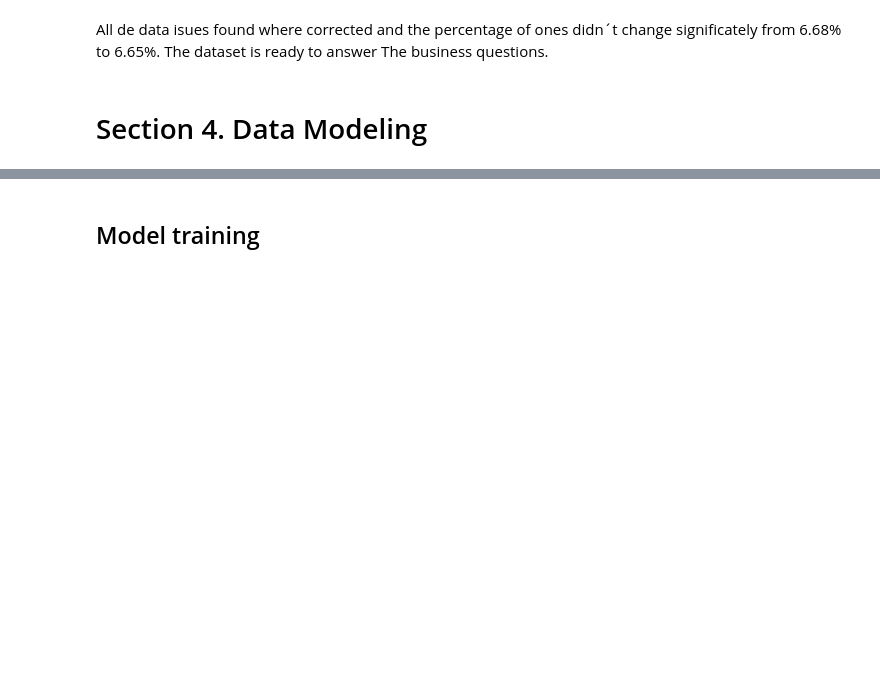
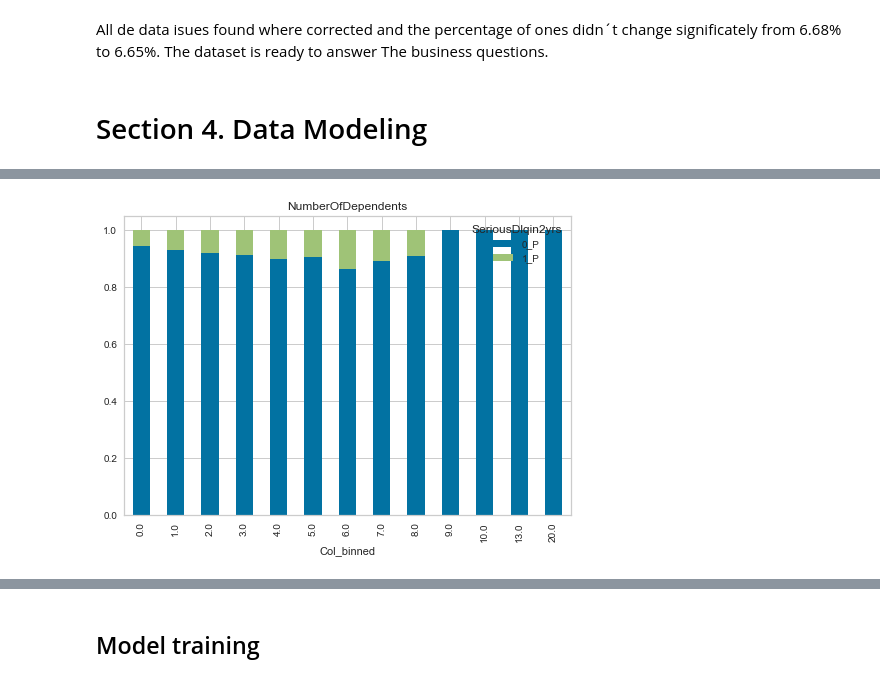
Before and after one commit to ahoyosma/Project4_Capstone_Udacity, a Jupyter notebook: Project 4 - Credit risk..ipynb, the cells around one changed output, grey strips where cells are left out. Saved outputs shown, nothing was run; the diff lists cells and outputs as text; code cells hidden in the pictures; blank space fills up the shorter version.

```diff
--- a/Project 4 - Credit risk..ipynb
+++ b/Project 4 - Credit risk..ipynb
@@ -330,0 +362,21 @@ Since This is a clasification model we are going to use a random forest as a mod
+# %%
+def CategoryBadPct(col,data):
+
+    '''
+    Function that returns good and bad percentage by category.
+
+    Input
+       col  = str with the column name
+       data = dataframe with the information
+    output
+       df2   = dataframe with the bins and the counts
+
+    '''
+    data['Col_binned']=data[col].astype('object')
+    df = data['Col_binned'].value_counts(sort=False)
+    df2 = data.groupby(['Col_binned',"SeriousDlqin2yrs"]).size().unstack()
+    # since it is posible for one category to not have any observation for good or bad the unstack will drop an na
+    df2= df2.fillna(0) # we fill the na with 0 to accurately calculate the 0% and 100%
+    df2['0_P']=df2[0]/(df2[0]+df2[1])
+    df2['1_P']=df2[1]/(df2[0]+df2[1])
+    return(df2);
@@ -330,0 +394,8 @@ Since This is a clasification model we are going to use a random forest as a mod
+# %%
+collist=['NumberOfDependents']
+for col in collist:
+    df=CategoryBadPct(col,cleanedloans)
+    ax=df.plot.bar(y=['0_P','1_P'],stacked=True,title=col)
+    ax.plot()
+# %% [output]
+[figure, added]
```
Also changed, not shown: parts of 9 cells of this notebook.
